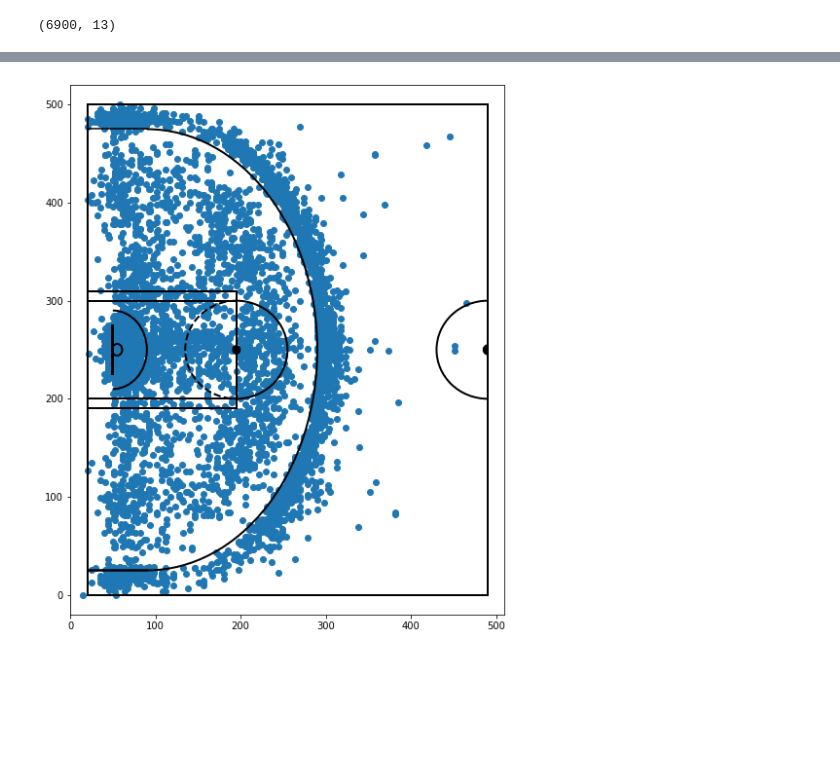
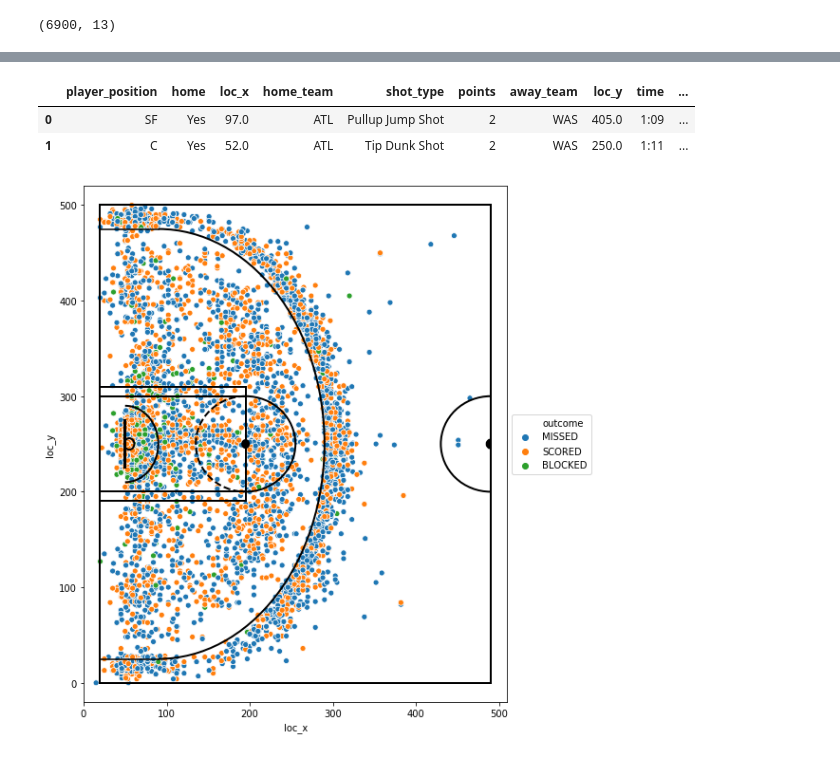
Before and after one commit to kseniahr/NBA_BigDataProject, a Jupyter notebook: NBA_Court.ipynb, the cells around one changed output, grey strips where cells are left out. Cells and saved outputs as stored; diff of their text form; code cells hidden in the pictures; blank space fills up the shorter version.

Commit message:
plotting update

```diff
--- a/NBA_Court.ipynb
+++ b/NBA_Court.ipynb
@@ -223,11 +226,18 @@ def draw_half_court(ax=None, color='black', lw=2, outer_lines=False):
 
     return ax
+# %%
+df.head(2)
+# %% [output]
+|  | player_position | home | loc_x | home_team | shot_type | points | away_team | loc_y | time | ... |
+| 0 | SF | Yes | 97.0 | ATL | Pullup Jump Shot | 2 | WAS | 405.0 | 1:09 | ... |
+| 1 | C | Yes | 52.0 | ATL | Tip Dunk Shot | 2 | WAS | 250.0 | 1:11 | ... |
 # %%
 plt.figure(figsize=(8,10))
 draw_half_court(outer_lines=True)
-plt.scatter(df['loc_x'],df['loc_y'])
+sns.scatterplot(x='loc_x',y='loc_y',hue='outcome',data=df)
 plt.xlim(0,510)
 plt.ylim(-20,520)
+plt.legend(loc='center left', bbox_to_anchor=(1, 0.5), ncol=1)
 plt.show()
 # %% [output]
-[figure, old version]
+[figure, new version]
```
Also changed, not shown: parts of 3 cells of this notebook, 2 other files.
